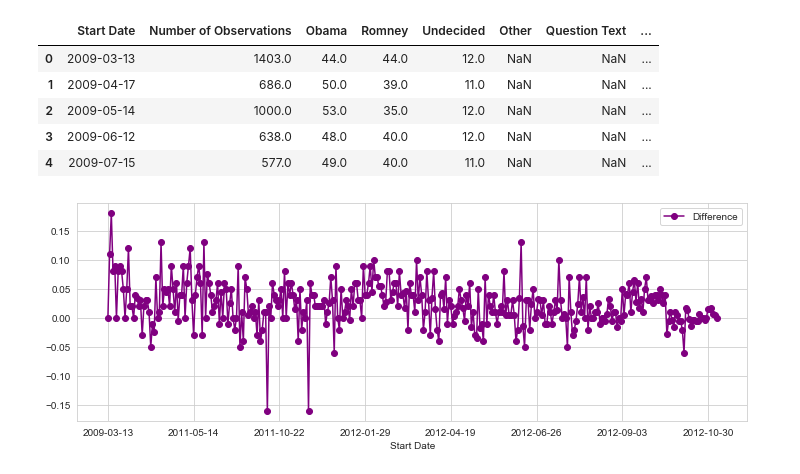
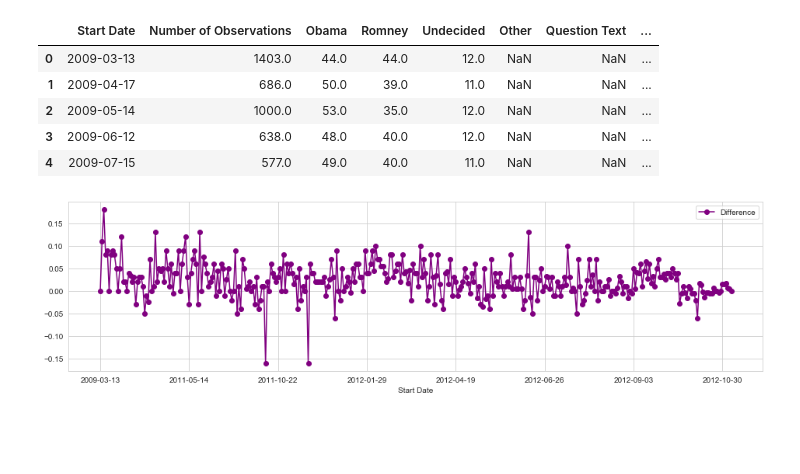
Before and after one commit to fujispooo/datascience, a Jupyter notebook: Lec66(American election).ipynb, the cells around one changed output. Saved outputs shown, nothing was run; the diff lists cells and outputs as text; code cells hidden in the pictures; blank space fills up the shorter version.

```diff
--- a/Lec66(American election).ipynb
+++ b/Lec66(American election).ipynb
@@ -181,6 +188,13 @@ poll_df.head()
 | 3 | 2009-06-12 | 638.0 | 48.0 | 40.0 | 12.0 | NaN | NaN | ... |
 | 4 | 2009-07-15 | 577.0 | 49.0 | 40.0 | 11.0 | NaN | NaN | ... |
 # %%
-fig = poll_df.plot('Start Date','Difference',figsize=(12,4),marker='o',linestyle='-',color='purple')
+fig = poll_df.plot(x='Start Date',
+                   y='Difference',
+                   figsize=(16,4),
+                   marker='o',
+                   linestyle ='-',
+                   color='purple')
+
+# 世論調査を行った時の地域によって外れ値がある
 # %% [output]
-[figure, old version]
+[figure, new version]
```
Also changed, not shown: parts of 7 cells of this notebook.
